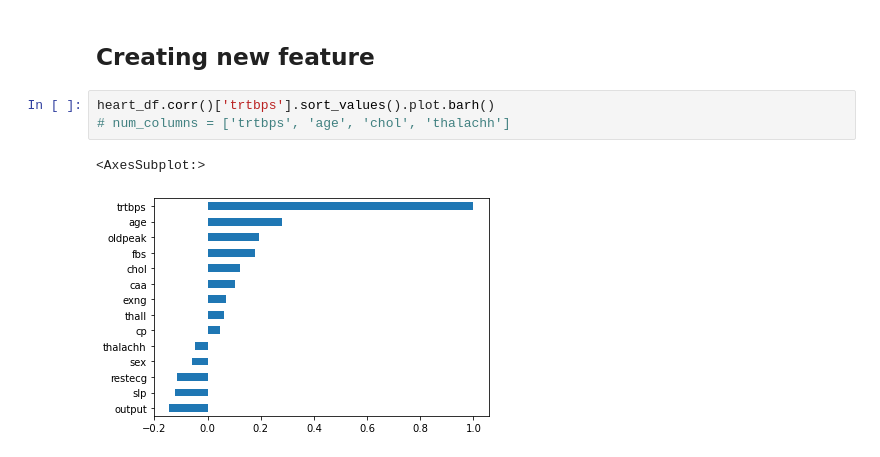
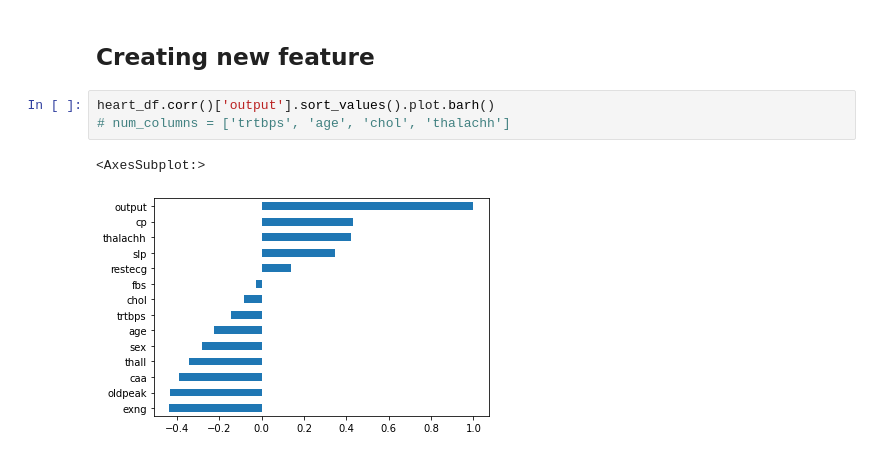
Before and after one commit to jeno-lustyik/hippocratia-challenge, a Jupyter notebook: test.ipynb, the cells around one changed output. Cells and saved outputs as stored; diff of their text form.

```diff
--- a/test.ipynb
+++ b/test.ipynb
@@ -186,9 +170,9 @@ results_ord.style.bar(subset=['Accuracy', 'Bal Acc.'], vmin=0, vmax=100, color='
 # %% [markdown]
 ## Creating new feature
 # %%
-heart_df.corr()['trtbps'].sort_values().plot.barh()
+heart_df.corr()['output'].sort_values().plot.barh()
 # num_columns = ['trtbps', 'age', 'chol', 'thalachh']
 # %% [output]
 <AxesSubplot:>
-[figure, old version]
+[figure, new version]
 # %%
```
Also changed, not shown: parts of 8 cells of this notebook.
